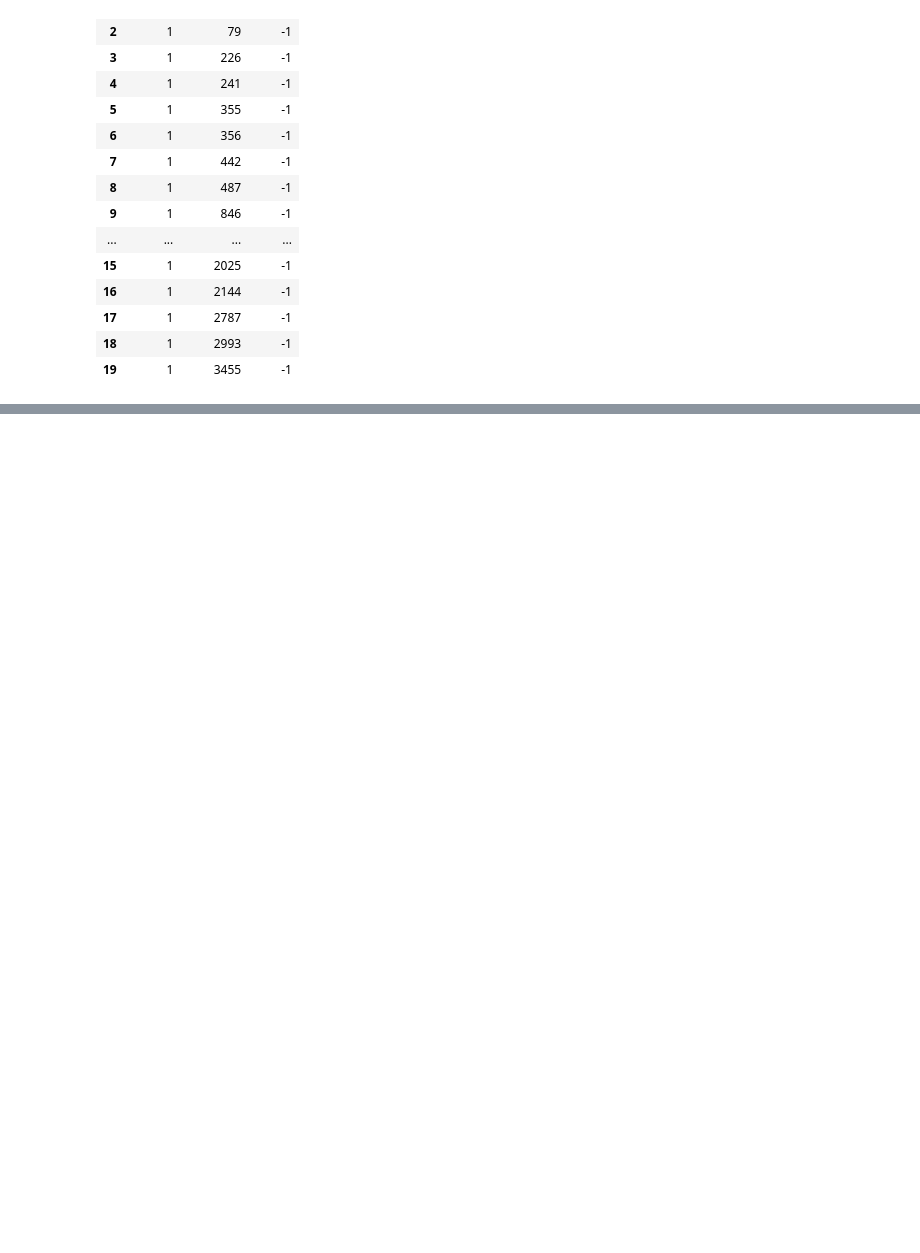
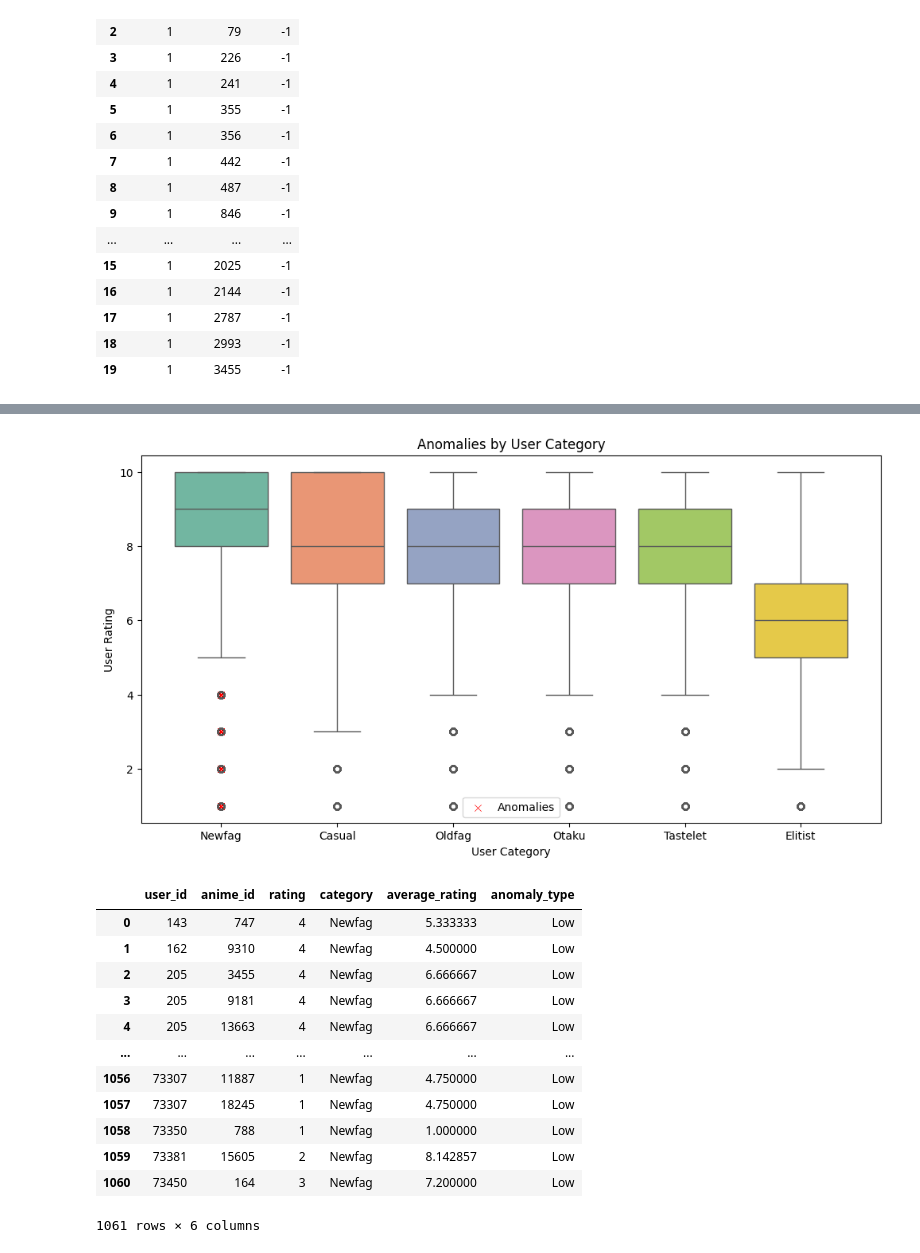
Before and after one commit to obenchekro/MyAnimeList-Recommandation-System, a Jupyter notebook: notebook/MyAnimeList Recommandation System.ipynb, the cells around one changed output, grey strips where cells are left out. Drawn from its saved outputs; the diff is of its cells as text; code cells hidden in the pictures; blank space fills up the shorter version.

```diff
--- a/notebook/MyAnimeList Recommandation System.ipynb
+++ b/notebook/MyAnimeList Recommandation System.ipynb
@@ -452,0 +534,5 @@ rating_df.head(20)
+# %%
+rating_df_noted = rating_df[rating_df["rating"] != -1]
+anime_df.rename(columns={'rating': 'rating_mean'}, inplace=True)
+
+anime_rating_df = pd.merge(rating_df_noted, anime_df, on='anime_id')
@@ -452,0 +726,2 @@ rating_df.head(20)
+# %%
+rating_df_noted = adjust_user_category(rating_df_noted, calculate_rating_threshold(rating_df))
@@ -452,0 +771,62 @@ rating_df.head(20)
+# %%
+
+def detect_anomalies_by_user_category(rating_df, user_category_column='category', rating_column='rating'):
+    """
+    Détecte les notes anormalement hautes et basses pour chaque catégorie d'utilisateurs.
+
+    Arguments :
+    - rating_df (pd.DataFrame) : DataFrame contenant les notes et les catégories d'utilisateurs.
+    - user_category_column (str) : Nom de la colonne dans le DataFrame qui contient les catégories d'utilisateurs.
+    - rating_column (str) : Nom de la colonne dans le DataFrame qui contient les notes des utilisateurs.
+
+    Retourne :
+    - pd.DataFrame : DataFrame contenant les anomalies détectées avec des informations supplémentaires.
+    """
+    anomalies = pd.DataFrame()
+
+    for category in rating_df[user_category_column].unique():
+        category_df = rating_df[rating_df[user_category_column] == category]
+
+        Q1 = category_df[rating_column].quantile(0.25)
+        Q3 = category_df[rating_column].quantile(0.75)
+        IQR = Q3 - Q1
+
+        lower_bound = Q1 - 1.5 * IQR
+        upper_bound = Q3 + 1.5 * IQR
+
+        category_anomalies = category_df[(category_df[rating_column] < lower_bound) | (category_df[rating_column] > upper_bound)].copy()
+        category_anomalies['anomaly_type'] = np.where(category_anomalies[rating_column] < lower_bound, 'Low', 'High')
+        category_anomalies['category'] = category
+
+        anomalies = pd.concat([anomalies, category_anomalies], ignore_index=True)
+
+        plt.figure(figsize=(12, 6))
+        sns.boxplot(x=user_category_column, y=rating_column, data=rating_df, palette="Set2")
+        sns.scatterplot(x=user_category_column, y=rating_column, data=anomalies,
+                        color='red', label='Anomalies', marker='x')
+
+        plt.title('Anomalies by User Category')
+        plt.xlabel('User Category')
+        plt.ylabel('User Rating')
+        plt.legend()
+        plt.show()
+
+        return anomalies
+
+anomalies_df = detect_anomalies_by_user_category(rating_df_noted)
+anomalies_df
+# %% [output]
+[figure, added]
+|  | user_id | anime_id | rating | category | average_rating | anomaly_type |
+| 0 | 143 | 747 | 4 | Newfag | 5.333333 | Low |
+| 1 | 162 | 9310 | 4 | Newfag | 4.500000 | Low |
+| 2 | 205 | 3455 | 4 | Newfag | 6.666667 | Low |
+| 3 | 205 | 9181 | 4 | Newfag | 6.666667 | Low |
+| 4 | 205 | 13663 | 4 | Newfag | 6.666667 | Low |
+| ... | ... | ... | ... | ... | ... | ... |
+| 1056 | 73307 | 11887 | 1 | Newfag | 4.750000 | Low |
+| 1057 | 73307 | 18245 | 1 | Newfag | 4.750000 | Low |
+| 1058 | 73350 | 788 | 1 | Newfag | 1.000000 | Low |
+| 1059 | 73381 | 15605 | 2 | Newfag | 8.142857 | Low |
+| 1060 | 73450 | 164 | 3 | Newfag | 7.200000 | Low |
+1061 rows × 6 columns
```
Also changed, not shown: parts of 17 cells of this notebook.
